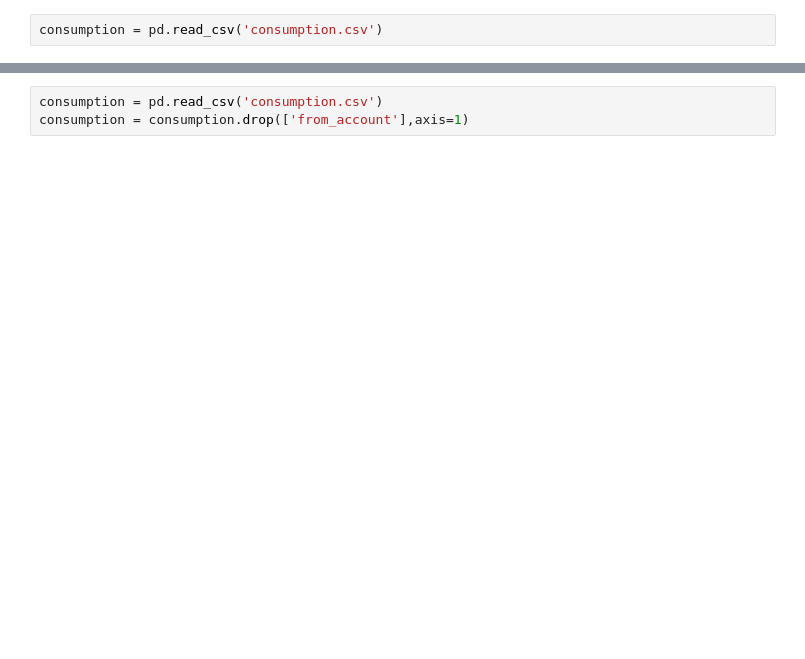
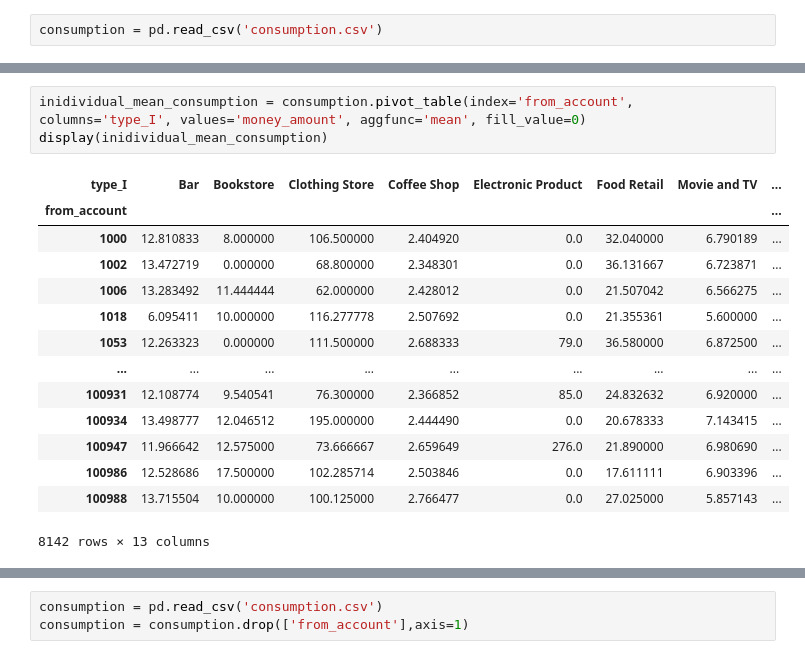
Before and after one commit to UoB-DSMP-2023-24/dsmp-2024-group26, a Jupyter notebook: Consumption_Type_Analysis.ipynb, the cells around one changed output, grey strips where cells are left out. Drawn from its saved outputs; the diff is of its cells as text; blank space fills up the shorter version.

```diff
--- a/Consumption_Type_Analysis.ipynb
+++ b/Consumption_Type_Analysis.ipynb
@@ -202,0 +151,18 @@ t
+# %%
+inidividual_mean_consumption = consumption.pivot_table(index='from_account', columns='type_I', values='money_amount', aggfunc='mean', fill_value=0)
+display(inidividual_mean_consumption)
+# %% [output]
+| type_I | Bar | Bookstore | Clothing Store | Coffee Shop | Electronic Product | Food Retail | Movie and TV | ... |
+| from_account |  |  |  |  |  |  |  | ... |
+| 1000 | 12.810833 | 8.000000 | 106.500000 | 2.404920 | 0.0 | 32.040000 | 6.790189 | ... |
+| 1002 | 13.472719 | 0.000000 | 68.800000 | 2.348301 | 0.0 | 36.131667 | 6.723871 | ... |
+| 1006 | 13.283492 | 11.444444 | 62.000000 | 2.428012 | 0.0 | 21.507042 | 6.566275 | ... |
+| 1018 | 6.095411 | 10.000000 | 116.277778 | 2.507692 | 0.0 | 21.355361 | 5.600000 | ... |
+| 1053 | 12.263323 | 0.000000 | 111.500000 | 2.688333 | 79.0 | 36.580000 | 6.872500 | ... |
+| ... | ... | ... | ... | ... | ... | ... | ... | ... |
+| 100931 | 12.108774 | 9.540541 | 76.300000 | 2.366852 | 85.0 | 24.832632 | 6.920000 | ... |
+| 100934 | 13.498777 | 12.046512 | 195.000000 | 2.444490 | 0.0 | 20.678333 | 7.143415 | ... |
+| 100947 | 11.966642 | 12.575000 | 73.666667 | 2.659649 | 276.0 | 21.890000 | 6.980690 | ... |
+| 100986 | 12.528686 | 17.500000 | 102.285714 | 2.503846 | 0.0 | 17.611111 | 6.903396 | ... |
+| 100988 | 13.715504 | 10.000000 | 100.125000 | 2.766477 | 0.0 | 27.025000 | 5.857143 | ... |
+8142 rows × 13 columns
```
Also changed, not shown: parts of 20 cells of this notebook.
